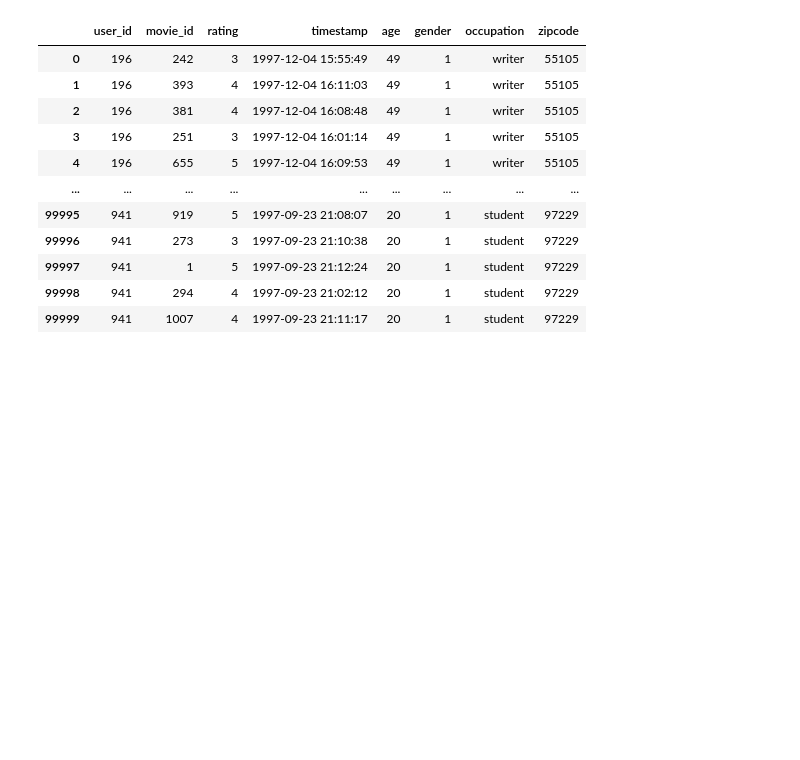
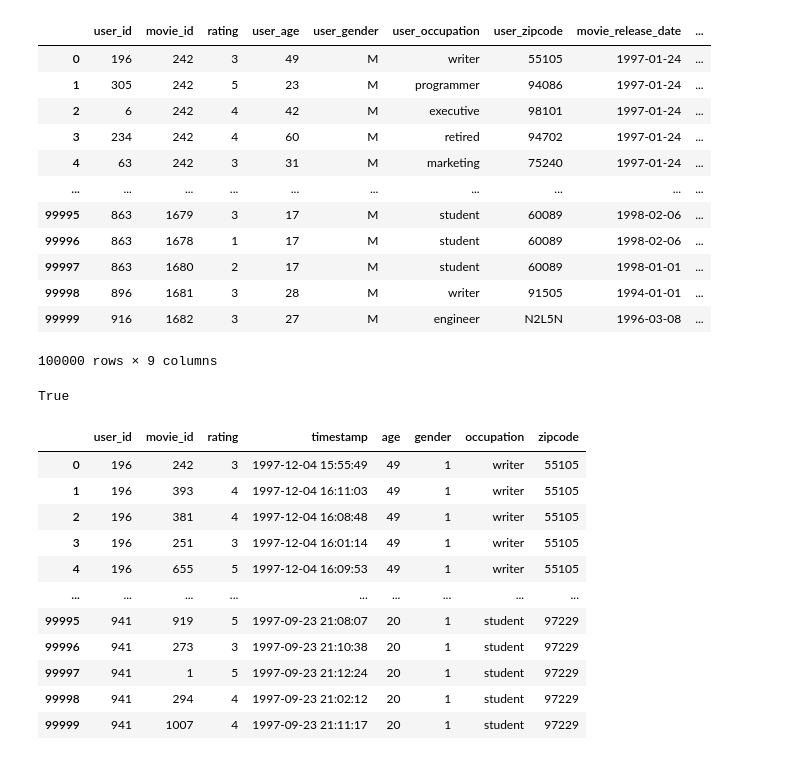
Before and after one commit to ltnguyen1710/recomendation-system, a Jupyter notebook: CONTROL/testfile.ipynb, the cells around one changed output. Saved outputs shown, nothing was run; the diff lists cells and outputs as text; code cells hidden in the pictures; blank space fills up the shorter version.

```diff
--- a/CONTROL/testfile.ipynb
+++ b/CONTROL/testfile.ipynb
@@ -6,4 +6,47 @@ from sklearn.preprocessing import StandardScaler
 from sklearn import metrics
 from myfm.utils.benchmark_data import MovieLens100kDataManager
 # %%
-dataset=MovieLens100kDataManager()
+data_manager=MovieLens100kDataManager()
+# %%
+ratings = data_manager.load_rating_all().drop(columns=['timestamp'])
+users = data_manager.load_user_info()
+columns_users = []
+for col in users.columns:
+    if str(col) != 'user_id':
+        columns_users.append('user_'+str(col))
+    else:
+        columns_users.append(str(col))
+users = pd.DataFrame(users.values, columns=columns_users)
+# Merge tập ratings và users được gom nhóm bởi user_id
+result = pd.merge(ratings, users, on="user_id", how="outer")
+
+movies = data_manager.load_movie_info()
+columns_movies = []
+for col in movies[['movie_id', 'release_date', 'genres']].columns:
+    if str(col) != 'movie_id':
+        columns_movies.append('movie_'+str(col))
+    else:
+        columns_movies.append(str(col))
+movies = pd.DataFrame(
+    movies[['movie_id', 'release_date', 'genres']].values, columns=columns_movies)
+result = pd.merge(result, movies, on="movie_id", how="outer")
+# %%
+result
+# %% [output]
+|  | user_id | movie_id | rating | user_age | user_gender | user_occupation | user_zipcode | movie_release_date | ... |
+| 0 | 196 | 242 | 3 | 49 | M | writer | 55105 | 1997-01-24 | ... |
+| 1 | 305 | 242 | 5 | 23 | M | programmer | 94086 | 1997-01-24 | ... |
+| 2 | 6 | 242 | 4 | 42 | M | executive | 98101 | 1997-01-24 | ... |
+| 3 | 234 | 242 | 4 | 60 | M | retired | 94702 | 1997-01-24 | ... |
+| 4 | 63 | 242 | 3 | 31 | M | marketing | 75240 | 1997-01-24 | ... |
+| ... | ... | ... | ... | ... | ... | ... | ... | ... | ... |
+| 99995 | 863 | 1679 | 3 | 17 | M | student | 60089 | 1998-02-06 | ... |
+| 99996 | 863 | 1678 | 1 | 17 | M | student | 60089 | 1998-02-06 | ... |
+| 99997 | 863 | 1680 | 2 | 17 | M | student | 60089 | 1998-01-01 | ... |
+| 99998 | 896 | 1681 | 3 | 28 | M | writer | 91505 | 1994-01-01 | ... |
+| 99999 | 916 | 1682 | 3 | 27 | M | engineer | N2L5N | 1996-03-08 | ... |
+100000 rows × 9 columns
+# %%
+result['movie_release_date'].isnull().values.any()
+# %% [output]
+True
```
Also changed, not shown: parts of 1 cell of this notebook, 13 other files.
